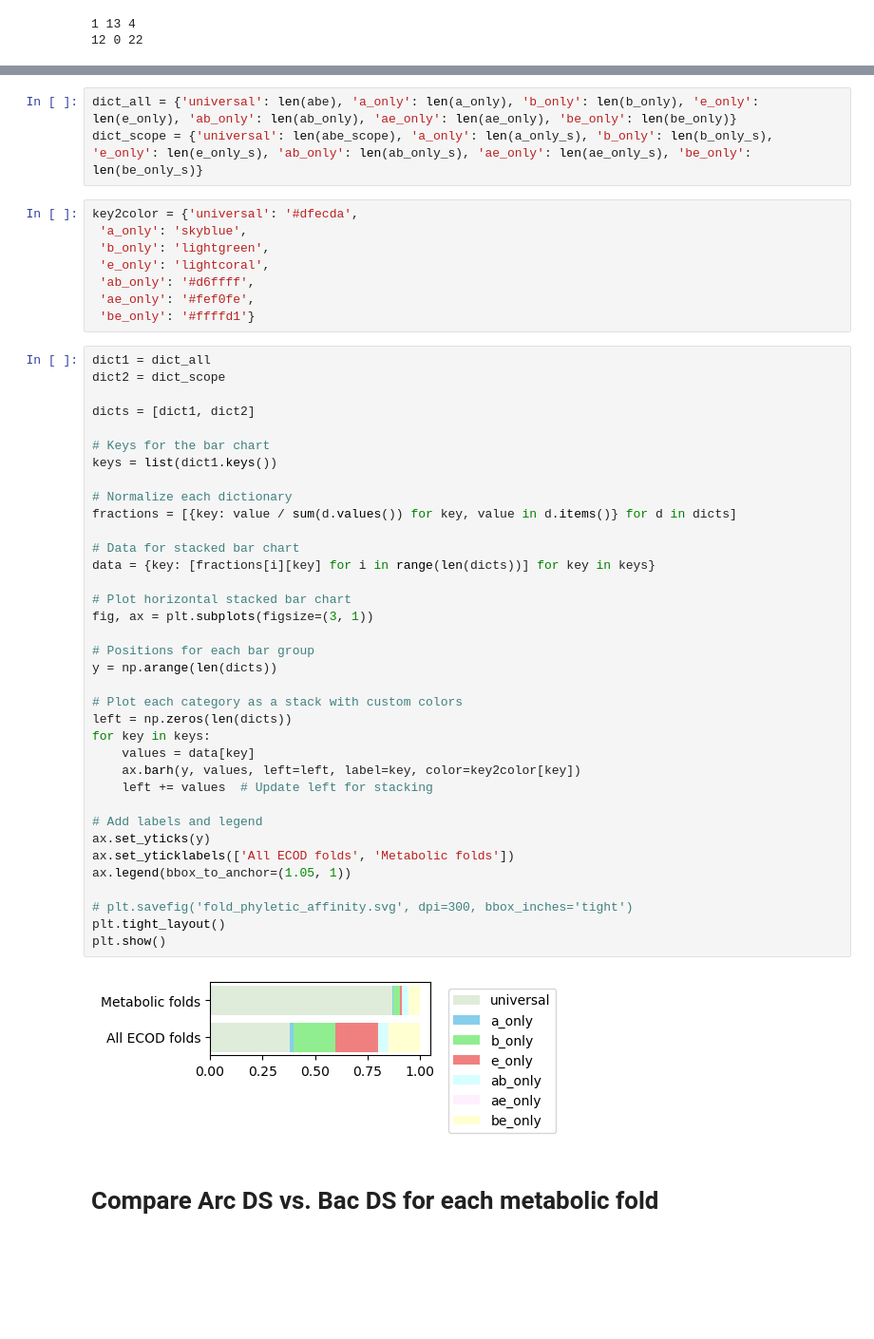
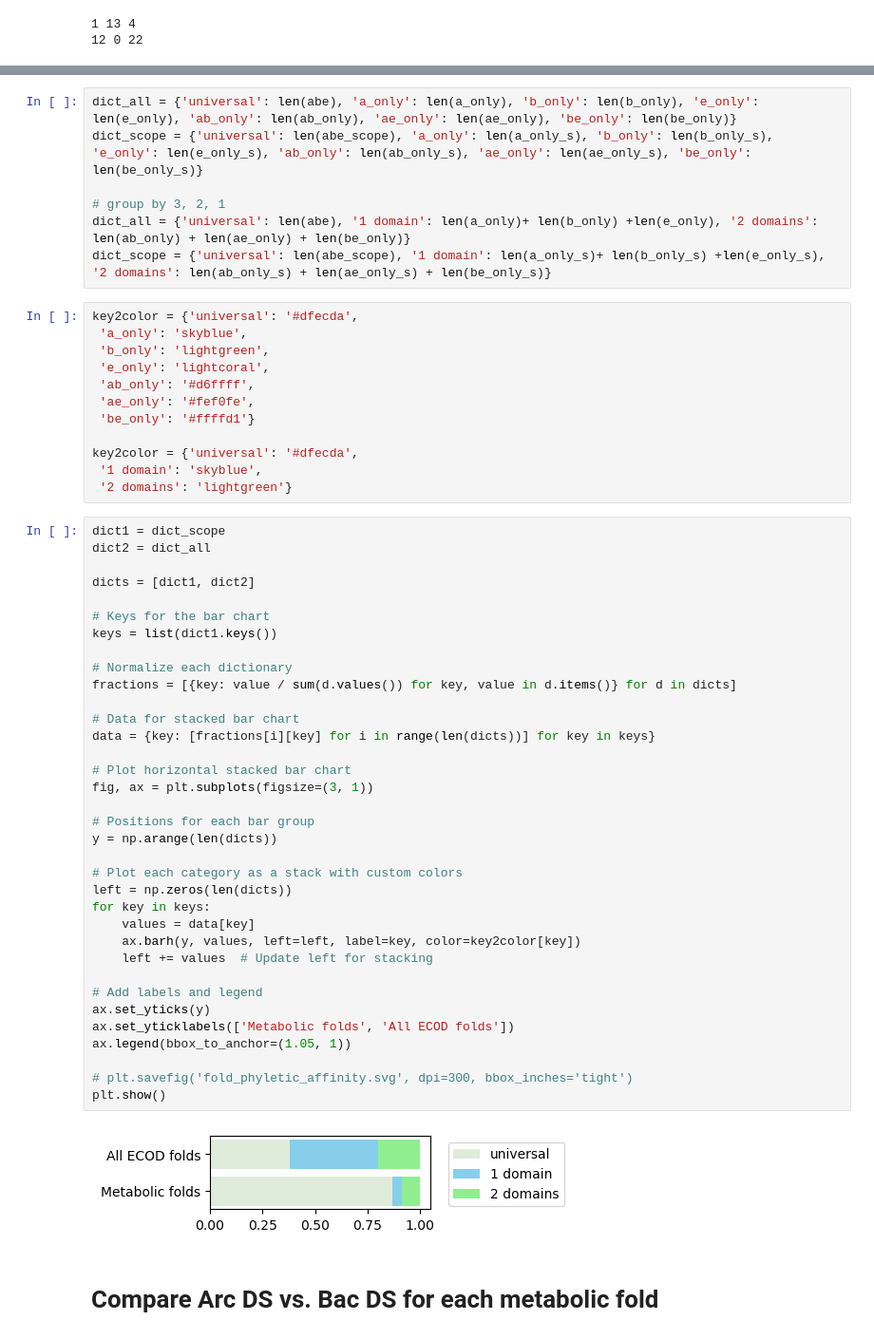
Before and after one commit to tseamuscorlett/enzyme-gated-network-expansion, a Jupyter notebook: (1)DS_scores.ipynb, the cells around one changed output, grey strips where cells are left out. Shown at 95% size. Drawn from its saved outputs; the diff is of its cells as text; blank space fills up the shorter version.

```diff
--- a/(1)DS_scores.ipynb
+++ b/(1)DS_scores.ipynb
@@ -181,6 +220,10 @@ print(len(ab_only_s), len(ae_only_s), len(be_only_s))
 # %%
 dict_all = {'universal': len(abe), 'a_only': len(a_only), 'b_only': len(b_only), 'e_only': len(e_only), 'ab_only': len(ab_only), 'ae_only': len(ae_only), 'be_only': len(be_only)}
 dict_scope = {'universal': len(abe_scope), 'a_only': len(a_only_s), 'b_only': len(b_only_s), 'e_only': len(e_only_s), 'ab_only': len(ab_only_s), 'ae_only': len(ae_only_s), 'be_only': len(be_only_s)}
+
+# group by 3, 2, 1
+dict_all = {'universal': len(abe), '1 domain': len(a_only)+ len(b_only) +len(e_only), '2 domains': len(ab_only) + len(ae_only) + len(be_only)}
+dict_scope = {'universal': len(abe_scope), '1 domain': len(a_only_s)+ len(b_only_s) +len(e_only_s), '2 domains': len(ab_only_s) + len(ae_only_s) + len(be_only_s)}
 # %%
 key2color = {'universal': '#dfecda',
  'a_only': 'skyblue',
@@ -189,44 +232,47 @@ key2color = {'universal': '#dfecda',
  'ab_only': '#d6ffff',
  'ae_only': '#fef0fe',
  'be_only': '#ffffd1'}
+
+key2color = {'universal': '#dfecda',
+ '1 domain': 'skyblue',
+ '2 domains': 'lightgreen'}
 # %%
-dict1 = dict_all
-dict2 = dict_scope
+dict1 = dict_scope
+dict2 = dict_all
 
 dicts = [dict1, dict2]
 
 # Keys for the bar chart
 keys = list(dict1.keys())
 
 # Normalize each dictionary
 fractions = [{key: value / sum(d.values()) for key, value in d.items()} for d in dicts]
 
 # Data for stacked bar chart
 data = {key: [fractions[i][key] for i in range(len(dicts))] for key in keys}
 
 # Plot horizontal stacked bar chart
 fig, ax = plt.subplots(figsize=(3, 1))
 
 # Positions for each bar group
 y = np.arange(len(dicts))
 
 # Plot each category as a stack with custom colors
 left = np.zeros(len(dicts))
 for key in keys:
     values = data[key]
     ax.barh(y, values, left=left, label=key, color=key2color[key])
     left += values  # Update left for stacking
 
 # Add labels and legend
 ax.set_yticks(y)
-ax.set_yticklabels(['All ECOD folds', 'Metabolic folds'])
+ax.set_yticklabels(['Metabolic folds', 'All ECOD folds'])
 ax.legend(bbox_to_anchor=(1.05, 1))
 
 # plt.savefig('fold_phyletic_affinity.svg', dpi=300, bbox_inches='tight')
-plt.tight_layout()
 plt.show()
 # %% [output]
-[figure, old version]
+[figure, new version]
 # %% [markdown]
 # Compare Arc DS vs. Bac DS for each metabolic fold
 # %%
```
Also changed, not shown: parts of 6 cells of this notebook, 5 other files.
